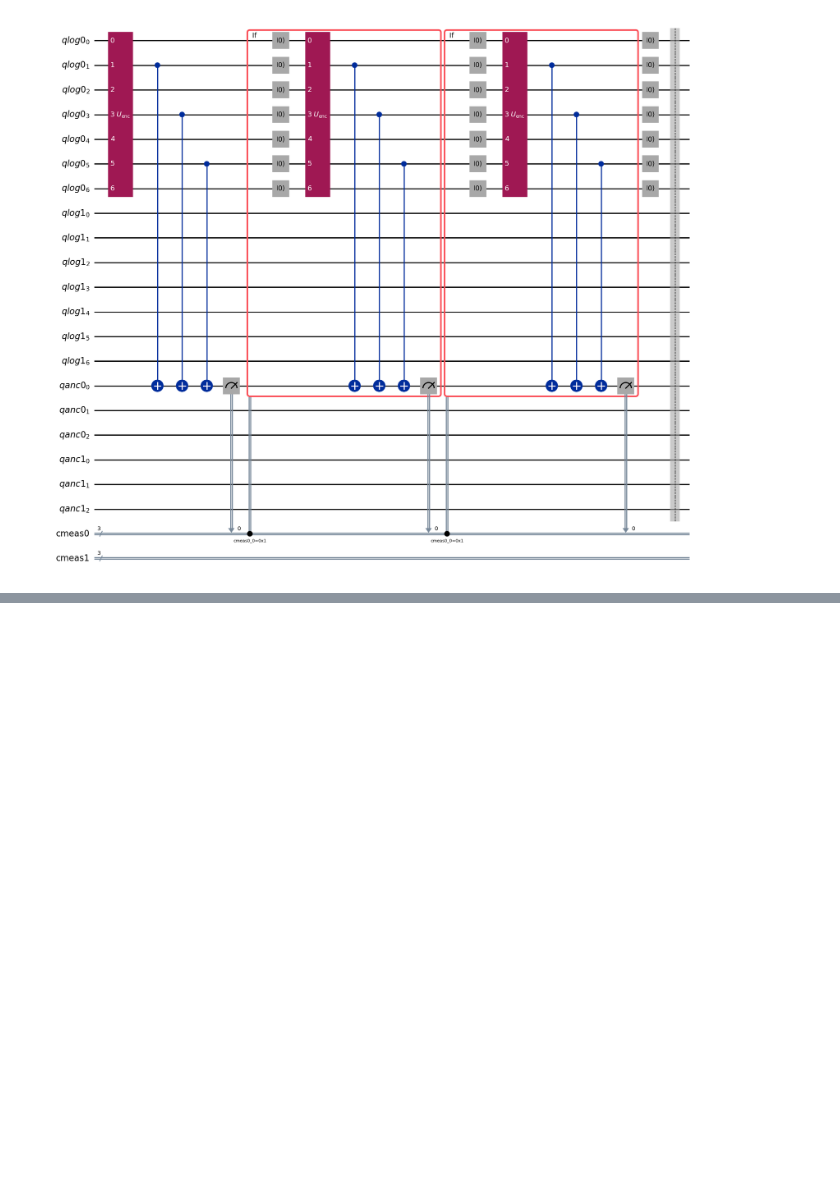
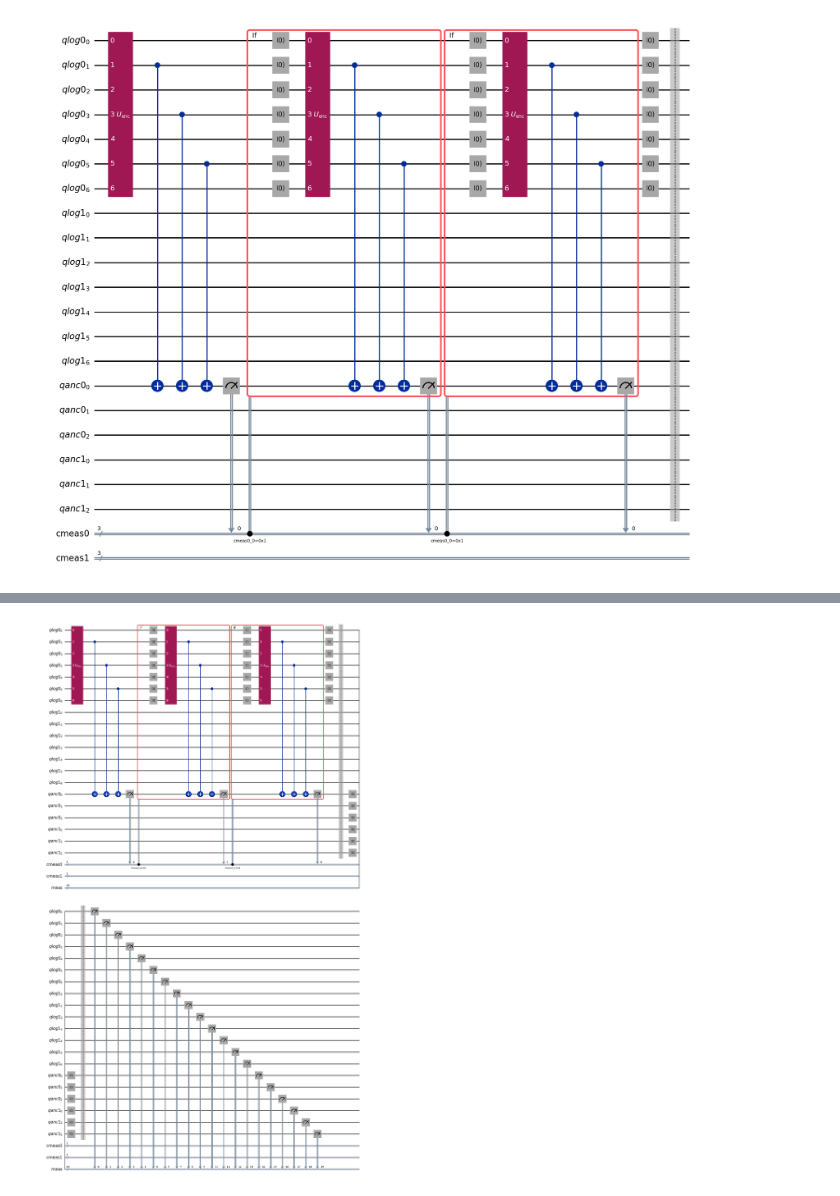
Before and after one commit to GT-Quantum-Computing-Association/LogicalQ, a Jupyter notebook: src/main.ipynb, the cells around one changed output, grey strips where cells are left out. Saved outputs shown, nothing was run; the diff lists cells and outputs as text; code cells hidden in the pictures; blank space fills up the shorter version.

```diff
--- a/src/main.ipynb
+++ b/src/main.ipynb
@@ -46,0 +43,7 @@ lqcirc.perform_qec_cycle()
+# %%
+# measure all qubits
+lqcirc.measure_all()
+# %%
+lqcirc.draw("mpl")
+# %% [output]
+[figure, added]
```
Also changed, not shown: parts of 3 cells of this notebook.
